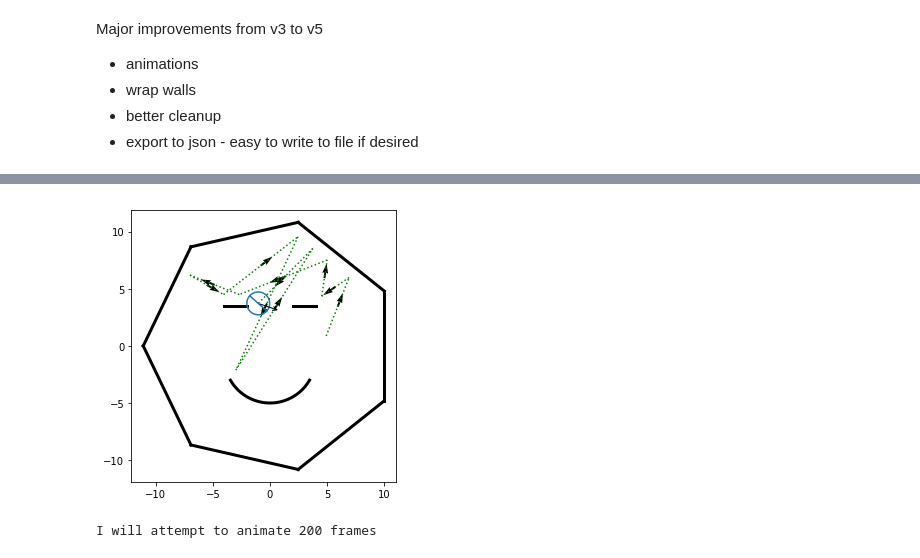
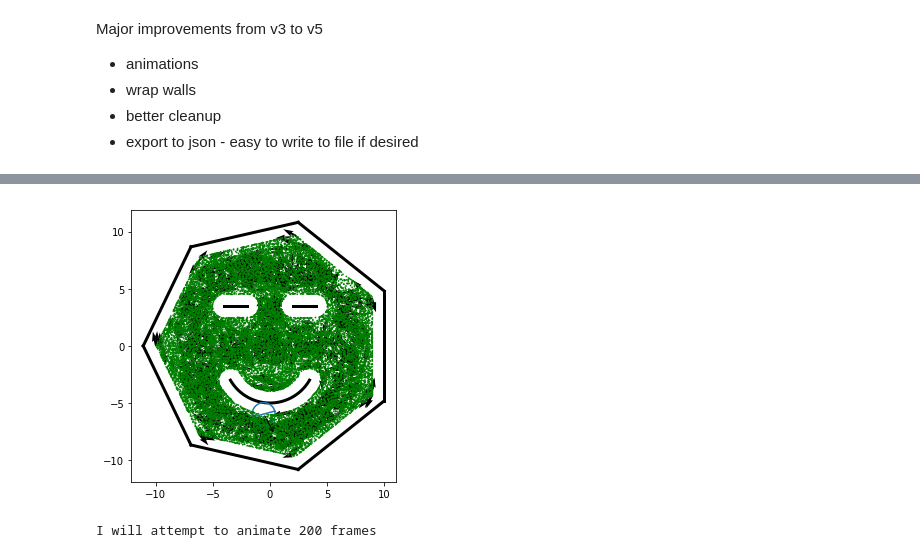
Before and after one commit to drscook/REU_temp, a Jupyter notebook: main_v5.ipynb, the cells around one changed output, grey strips where cells are left out. Saved outputs shown, nothing was run; the diff lists cells and outputs as text; code cells hidden in the pictures.

```diff
--- a/main_v5.ipynb
+++ b/main_v5.ipynb
@@ -929,7 +930,7 @@ plt.show()
 
 np.random.seed(5)  # produces the same thing every thing - easier for debugging
 
-steps = 10
+steps = 1000
 dim = 2
 
 part = Particle(radius=1.0, save=True)
@@ -957,34 +958,34 @@ new_wall = SphereWall(base=[0.0, -1.0], radius=scatterer_radius, max_polar_angle
                       axes=[[0,-1],[1,0]])
 Walls.append(new_wall)
 if new_wall.max_polar_angle < np.pi:
     new_wall.cap_endpoints(Walls)
 
 
 new_wall = FlatWall(base=[-3.0,3.5], axes=[0,1], radius=1, two_sided=True)
 Walls.append(new_wall)
 new_wall.cap_endpoints(Walls)
 
 new_wall = FlatWall(base=[3.0,3.51], axes=[0,1], radius=1, two_sided=True)
 Walls.append(new_wall)
 new_wall.cap_endpoints(Walls)
 
 part, Walls = initialize(part, Walls)
 
 json_record = run(part, Walls)
 
 del part
 
 part = json.loads(json_record)
 for key, val in part.items():
     if isinstance(val, list):
         part[key] = np.array(val)
 
 ax = draw(part, stop_step=1000)
 plt.show()
 
 part, anim = animate(part, movie_time=10, frame_rate=20, show_trails=True, save=True)
 # %% [output]
-[figure, old version]
+[figure, new version]
 I will attempt to animate 200 frames
 [interactive output not drawn]
 # %%
```
Also changed, not shown: parts of 5 cells of this notebook.
